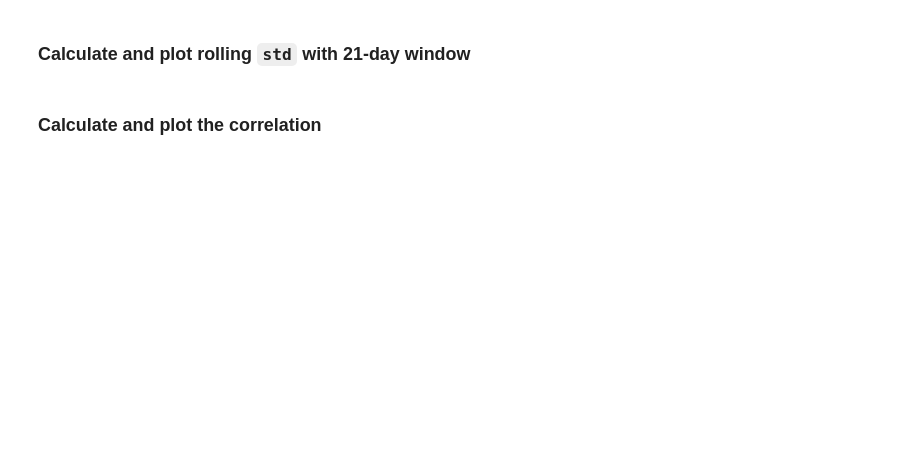
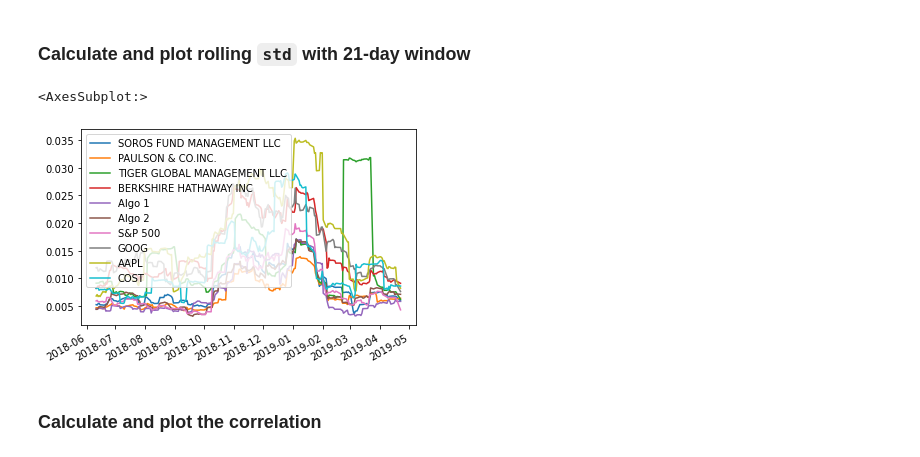
Before and after one commit to bgregory0913/Whale_Off_the_Portfolio, a Jupyter notebook: Starter_Code/whale_analysis.ipynb, the cells around one changed output. Drawn from its saved outputs; the diff is of its cells as text; code cells hidden in the pictures; blank space fills up the shorter version.

```diff
--- a/Starter_Code/whale_analysis.ipynb
+++ b/Starter_Code/whale_analysis.ipynb
@@ -277,4 +430,4 @@ all_stocks_df
 # %%
 # Reorganize portfolio data by having a column per symbol
-all_stocks_df = all_stocks_df.drop('Symbol', axis = 1)
-all_stocks_df = all_stocks_df.rename({0: 'GOOG', 1: 'AAPL', 2: 'COST'}, axis = 1)
+all_stocks.columns = ["GOOG","AAPL","COST"]
+all_stocks.head()
@@ -283,6 +442,7 @@ all_stocks_df
 # %%
 # Calculate daily returns
-
+portfolio2_returns = all_stocks.pct_change()
 # Drop NAs
-
+portfolio2_returns = portfolio2_returns.dropna()
 # Display sample data
+portfolio2_returns.head()
@@ -299,3 +475,5 @@ weights = [1/3, 1/3, 1/3]
 ## Join your portfolio returns to the DataFrame that contains all of the portfolio returns
 # %%
 # Join your returns DataFrame to the original returns DataFrame
+all_returns = pd.concat([whale_returns,algo_returns,sp500_returns,portfolio2_returns], axis = "columns", join = "inner").rename({"Close": "S&P 500"}, axis = 1)
+all_returns.head()
@@ -302,2 +487,4 @@ weights = [1/3, 1/3, 1/3]
 # %%
 # Only compare dates where return data exists for all the stocks (drop NaNs)
+all_returns = all_returns.dropna()
+all_returns.head()
@@ -311,8 +519,12 @@ weights = [1/3, 1/3, 1/3]
 ### Calculate and plot rolling `std` with 21-day window
 # %%
 # Calculate rolling standard deviation
-
-# Plot rolling standard deviation
+portfolio2_rolling_std = all_returns.rolling(window = 21).std()
+# Plot the rolling standard deviation
+portfolio2_rolling_std.plot()
+# %% [output]
+<AxesSubplot:>
+[figure, added]
 # %% [markdown]
 ### Calculate and plot the correlation
 # %%
```
Also changed, not shown: parts of 37 cells of this notebook.
